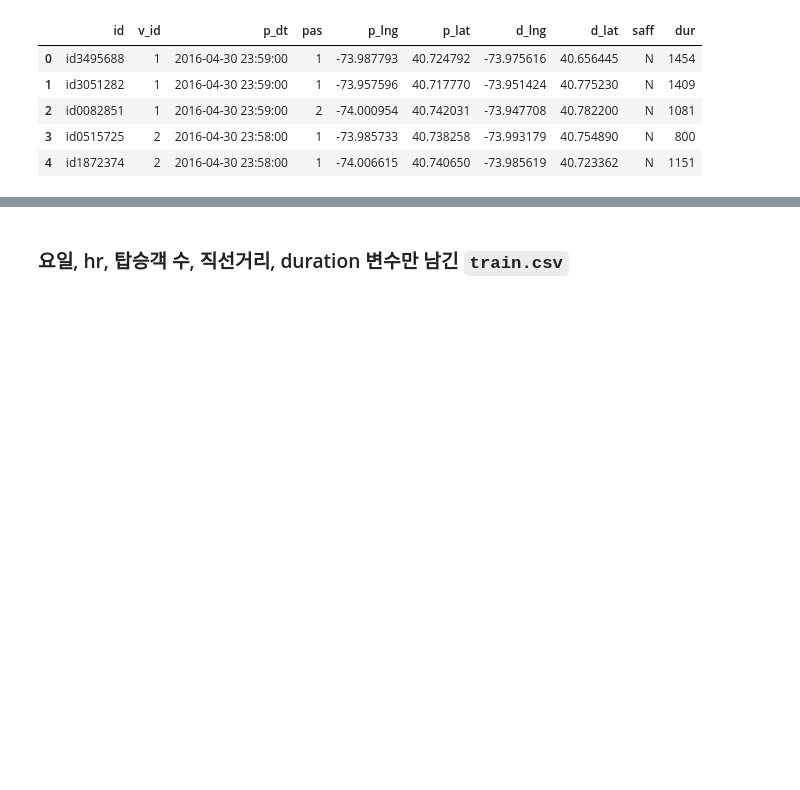
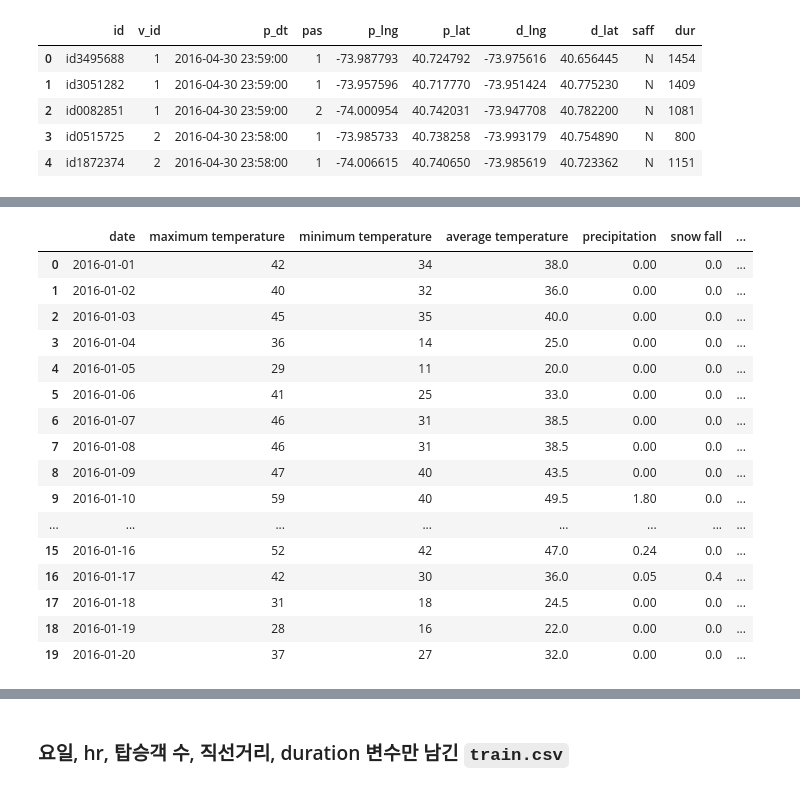
Before and after one commit to eigenSim/dss6a-regression, a Jupyter notebook: choi/171020_notes.ipynb, the cells around one changed output, grey strips where cells are left out. Cells and saved outputs as stored; diff of their text form; code cells hidden in the pictures; blank space fills up the shorter version.

```diff
--- a/choi/171020_notes.ipynb
+++ b/choi/171020_notes.ipynb
@@ -165,0 +282,2 @@ dist_df.shape
+# %%
+pd.options.display.max_columns = 40
@@ -165,0 +308,6 @@ dist_df.shape
+# %%
+df_weather = pd.read_csv('../_data/_weather.csv',
+                        infer_datetime_format=True,
+                        parse_dates=['date'],
+                        dayfirst=True)
+df_weather.head(10)
@@ -165,0 +341,23 @@ dist_df.shape
+# %%
+df_weather = df_weather.replace('T', 0.0)
+df_weather[['precipitation', 'snow fall', 'snow depth']]\
+= df_weather[['precipitation', 'snow fall', 'snow depth']].apply(pd.to_numeric, errors='ignore')
+df_weather.head(20)
+# %% [output]
+|  | date | maximum temperature | minimum temperature | average temperature | precipitation | snow fall | ... |
+| 0 | 2016-01-01 | 42 | 34 | 38.0 | 0.00 | 0.0 | ... |
+| 1 | 2016-01-02 | 40 | 32 | 36.0 | 0.00 | 0.0 | ... |
+| 2 | 2016-01-03 | 45 | 35 | 40.0 | 0.00 | 0.0 | ... |
+| 3 | 2016-01-04 | 36 | 14 | 25.0 | 0.00 | 0.0 | ... |
+| 4 | 2016-01-05 | 29 | 11 | 20.0 | 0.00 | 0.0 | ... |
+| 5 | 2016-01-06 | 41 | 25 | 33.0 | 0.00 | 0.0 | ... |
+| 6 | 2016-01-07 | 46 | 31 | 38.5 | 0.00 | 0.0 | ... |
+| 7 | 2016-01-08 | 46 | 31 | 38.5 | 0.00 | 0.0 | ... |
+| 8 | 2016-01-09 | 47 | 40 | 43.5 | 0.00 | 0.0 | ... |
+| 9 | 2016-01-10 | 59 | 40 | 49.5 | 1.80 | 0.0 | ... |
+| ... | ... | ... | ... | ... | ... | ... | ... |
+| 15 | 2016-01-16 | 52 | 42 | 47.0 | 0.24 | 0.0 | ... |
+| 16 | 2016-01-17 | 42 | 30 | 36.0 | 0.05 | 0.4 | ... |
+| 17 | 2016-01-18 | 31 | 18 | 24.5 | 0.00 | 0.0 | ... |
+| 18 | 2016-01-19 | 28 | 16 | 22.0 | 0.00 | 0.0 | ... |
+| 19 | 2016-01-20 | 37 | 27 | 32.0 | 0.00 | 0.0 | ... |
```
Also changed, not shown: parts of 86 cells of this notebook, 8 other files.
